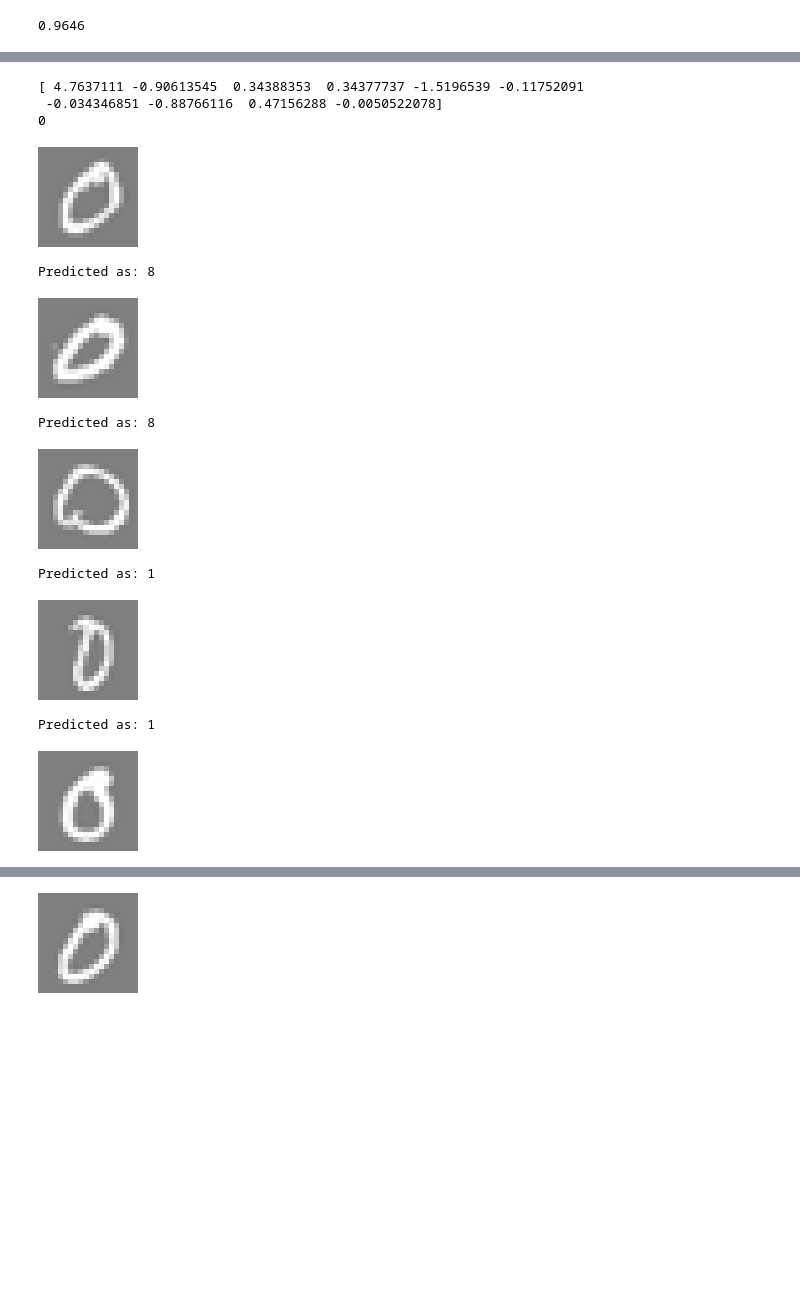
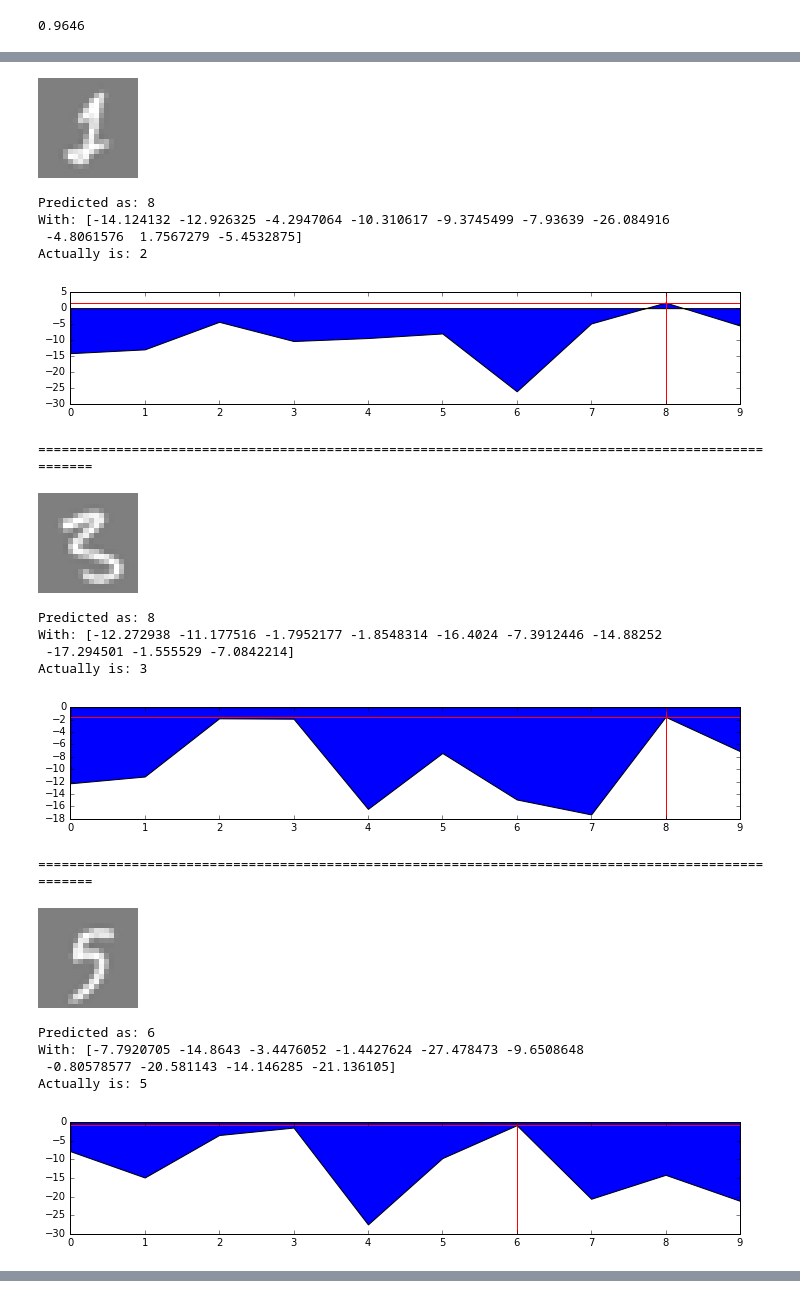
Before and after one commit to liavkoren/ng-redux, a Jupyter notebook: ex3/Neural Nets & Classification - log prob.ipynb, the cells around one changed output, grey strips where cells are left out. Cells and saved outputs as stored; diff of their text form; code cells hidden in the pictures; blank space fills up the shorter version.

```diff
--- a/ex3/Neural Nets & Classification - log prob.ipynb
+++ b/ex3/Neural Nets & Classification - log prob.ipynb
@@ -230,31 +179,46 @@ print float(sum(predictions == y))/X.shape[0]
+# %%
+def graph_predictions(predictions):
+    fig = plt.figure(figsize=(12, 2))
+    ax = fig.add_subplot(111)
+    ax.stackplot(range(10), probabilities)
+    ax.axhline(np.max(probabilities), color='r')
+    ax.axvline(np.argmax(probabilities), color='r')
+    plt.show()
 # %%
-a = prediction_matrix[22, :]
-print a
-print np.argmax(a)
+import matplotlib.pyplot as plt
 
 wrong_predictions = predictions[predictions != y]
 
 counter = 0
-for prediction, actual in zip(predictions, y):
-    if prediction == y[counter]:
-        continue
-    if counter % 50 == 0:
-        img = row2image(X[counter, 1:])
+for prediction, probabilities in zip(wrong_predictions, prediction_matrix[predictions != y]):
+    counter += 1
+    if counter % 25 == 0:
+        img = row2image(X[predictions != y][counter, 1:])
         img.resize((100, 100))
         display(img)
         print 'Predicted as: {}'.format(prediction)
-
-    counter += 1
+        print 'With: {}'.format(probabilities)
+        print 'Actually is: {}'.format(y[predictions != y][counter])
+        graph_predictions(predictions)
+        print '=' * 100
 # %% [output]
+[figure, new version]
-[ 4.7637111 -0.90613545  0.34388353  0.34377737 -1.5196539 -0.11752091
- -0.034346851 -0.88766116  0.47156288 -0.0050522078]
-0
+Predicted as: 8
+With: [-14.124132 -12.926325 -4.2947064 -10.310617 -9.3745499 -7.93639 -26.084916
+ -4.8061576  1.7567279 -5.4532875]
+Actually is: 2
-[figure, old version]
+[figure, new version]
-Predicted as: 8
+====================================================================================================
-[figure, old version]
+[figure, new version]
 Predicted as: 8
+With: [-12.272938 -11.177516 -1.7952177 -1.8548314 -16.4024 -7.3912446 -14.88252
+ -17.294501 -1.555529 -7.0842214]
+Actually is: 3
-[figure, old version]
+[figure, new version]
-Predicted as: 1
+====================================================================================================
-[figure, old version]
+[figure, new version]
-Predicted as: 1
+Predicted as: 6
+With: [-7.7920705 -14.8643 -3.4476052 -1.4427624 -27.478473 -9.6508648
+ -0.80578577 -20.581143 -14.146285 -21.136105]
+Actually is: 5
-[figure, old version]
+[figure, new version]
@@ -262 +225,0 @@ Predicted as: 1
-[figure, old version]
```
Also changed, not shown: parts of 17 cells of this notebook.
